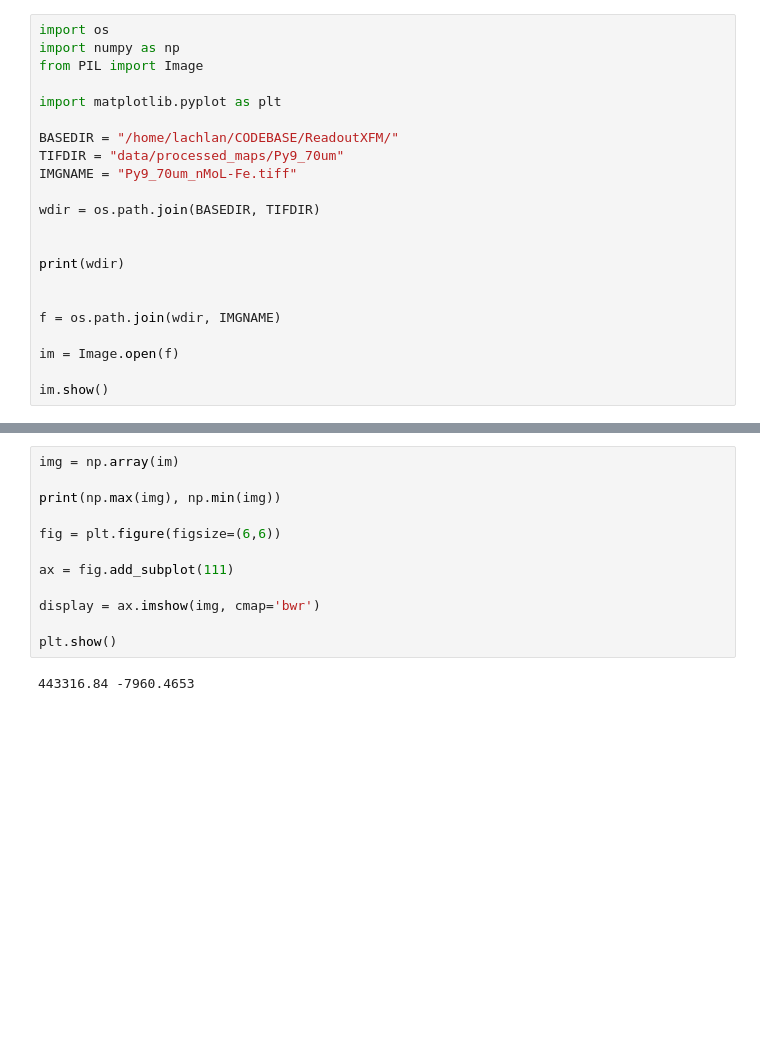
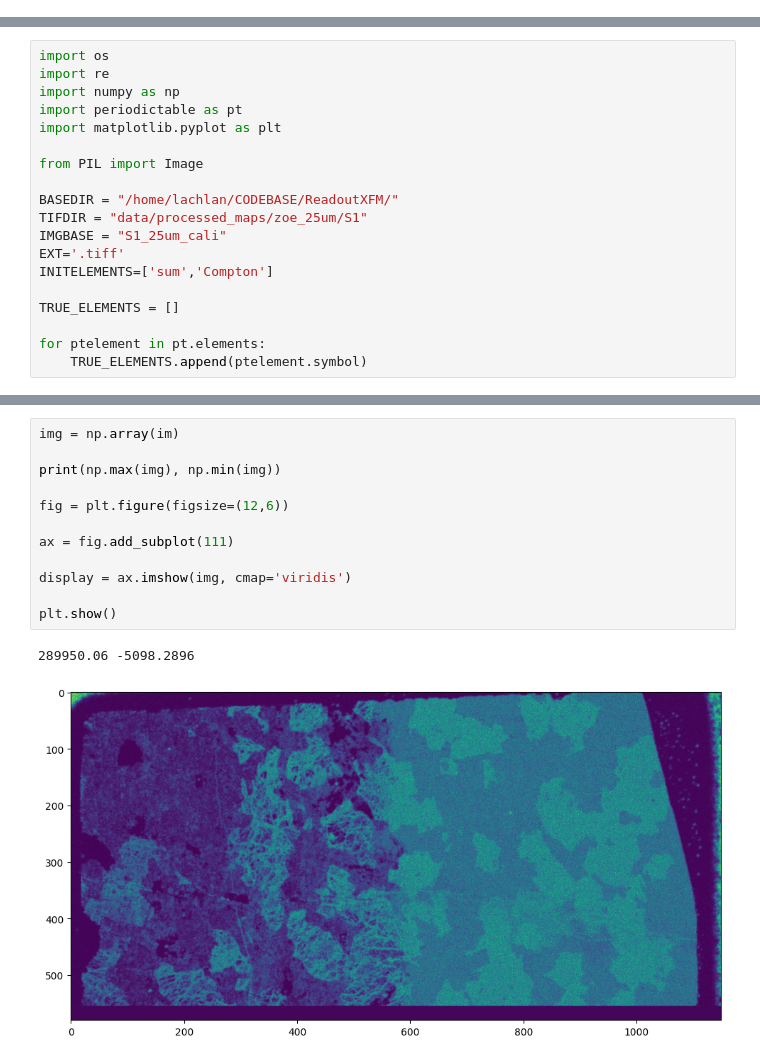
Before and after one commit to lachlanc61/ColourspecXFM, a Jupyter notebook: notebooks/geopixe_seg.ipynb, the cells around one changed output, grey strips where cells are left out. Cells and saved outputs as stored; diff of their text form; blank space fills up the shorter version.

```diff
--- a/notebooks/geopixe_seg.ipynb
+++ b/notebooks/geopixe_seg.ipynb
@@ -1,22 +0,0 @@
-# %%
-import os
-import numpy as np
-from PIL import Image
-
-import matplotlib.pyplot as plt
-
-BASEDIR = "/home/lachlan/CODEBASE/ReadoutXFM/"
-TIFDIR = "data/processed_maps/Py9_70um"
-IMGNAME = "Py9_70um_nMoL-Fe.tiff"
-
-wdir = os.path.join(BASEDIR, TIFDIR)
-
-
-print(wdir)
-
-
-f = os.path.join(wdir, IMGNAME)
-
-im = Image.open(f)
-
-im.show()
@@ -25,0 +1,19 @@ im.show()
+# %%
+import os
+import re
+import numpy as np
+import periodictable as pt
+import matplotlib.pyplot as plt
+
+from PIL import Image
+
+BASEDIR = "/home/lachlan/CODEBASE/ReadoutXFM/"
+TIFDIR = "data/processed_maps/zoe_25um/S1"
+IMGBASE = "S1_25um_cali"
+EXT='.tiff'
+INITELEMENTS=['sum','Compton']
+
+TRUE_ELEMENTS = []
+
+for ptelement in pt.elements:
+    TRUE_ELEMENTS.append(ptelement.symbol)
@@ -26,14 +137,15 @@ im.show()
 # %%
 img = np.array(im)
 
 print(np.max(img), np.min(img))
 
-fig = plt.figure(figsize=(6,6))
+fig = plt.figure(figsize=(12,6))
 
 ax = fig.add_subplot(111)
 
-display = ax.imshow(img, cmap='bwr')
+display = ax.imshow(img, cmap='viridis')
 
 plt.show()
 # %% [output]
-443316.84 -7960.4653
+289950.06 -5098.2896
+[figure, added]
```
Also changed, not shown: parts of 7 cells of this notebook.
